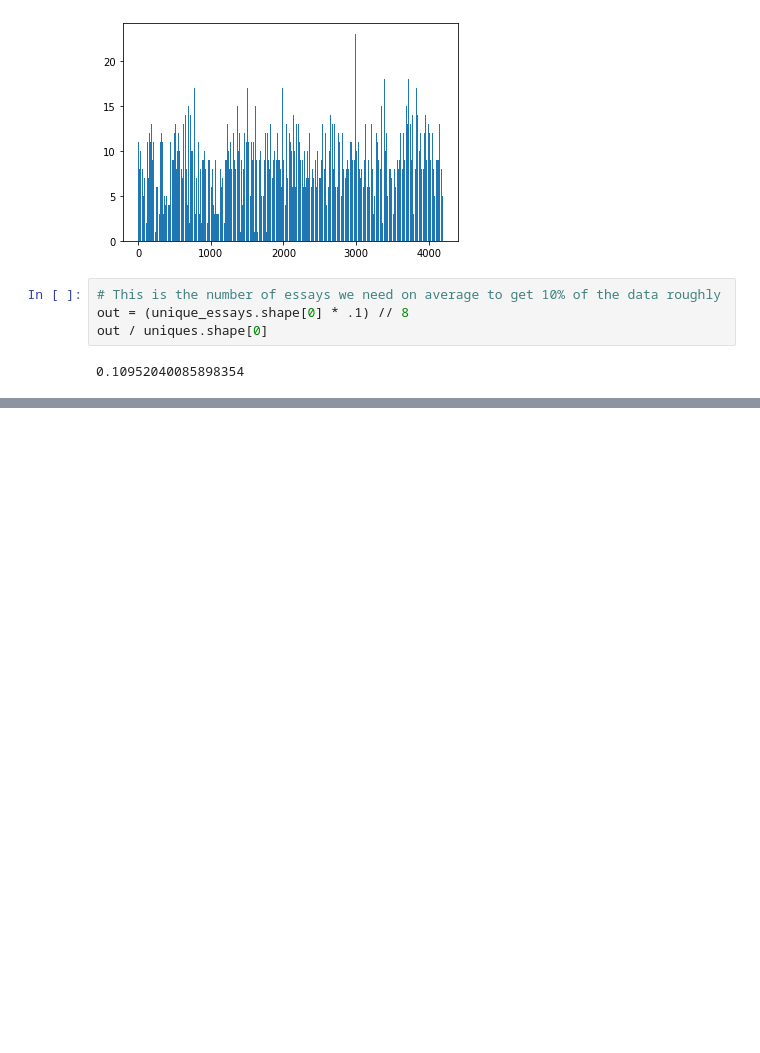
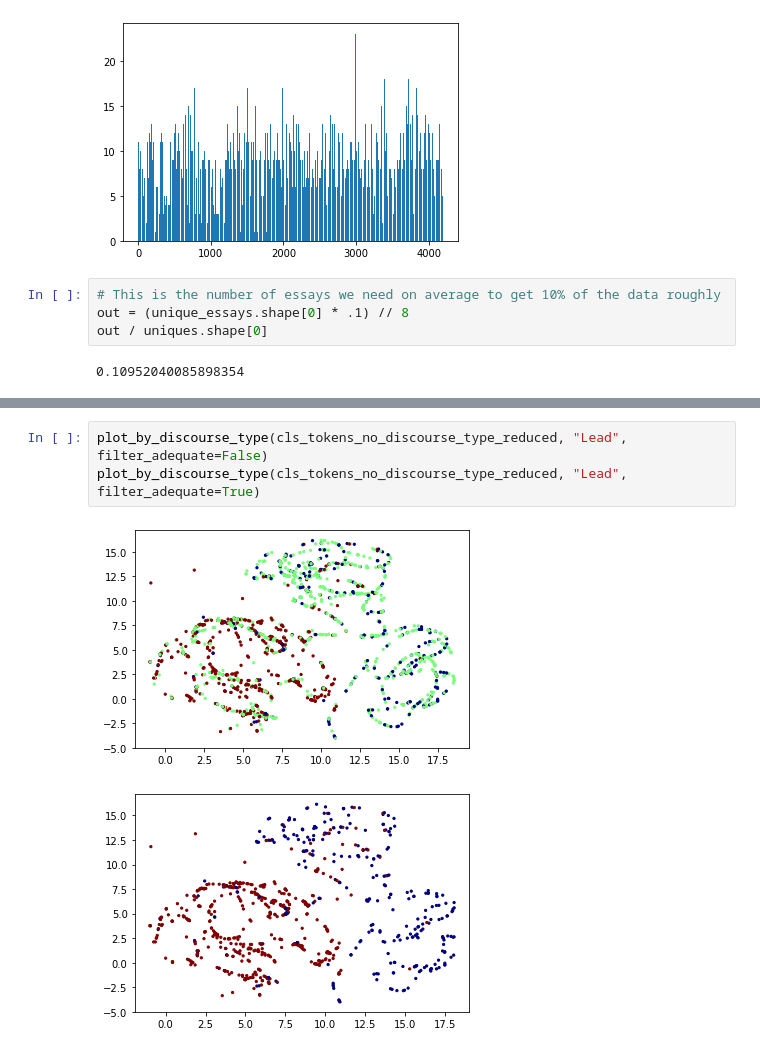
Before and after one commit to ByrdOfAFeather/pred_essay_quality, a Jupyter notebook: notebooks/init_explore.ipynb, the cells around one changed output, grey strips where cells are left out. Cells and saved outputs as stored; diff of their text form; blank space fills up the shorter version.

```diff
--- a/notebooks/init_explore.ipynb
+++ b/notebooks/init_explore.ipynb
@@ -311,0 +348,6 @@ out / uniques.shape[0]
+# %%
+plot_by_discourse_type(cls_tokens_no_discourse_type_reduced, "Lead", filter_adequate=False)
+plot_by_discourse_type(cls_tokens_no_discourse_type_reduced, "Lead", filter_adequate=True)
+# %% [output]
+[figure, added]
+[figure, added]
```
Also changed, not shown: parts of 4 cells of this notebook, 8 other files.
